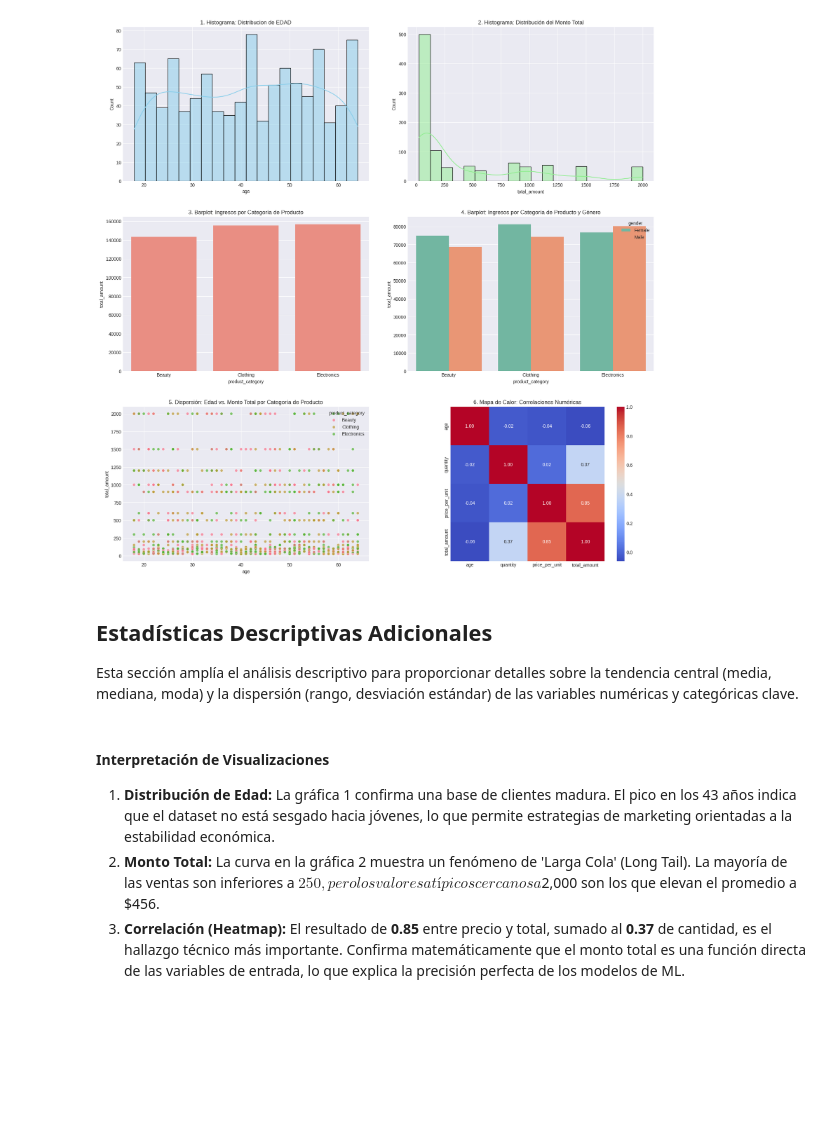
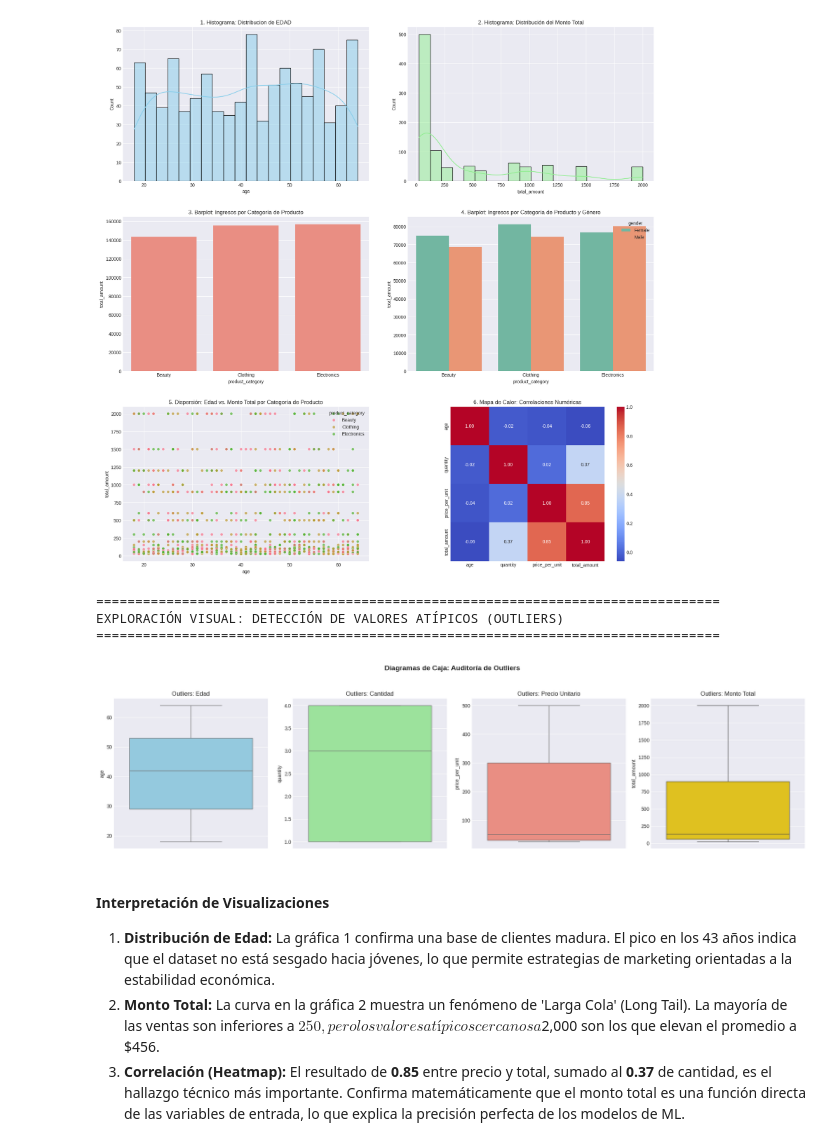
Before and after one commit to Kuoz2/examen-final, a Jupyter notebook: FinalExamen.ipynb, the cells around one changed output. Drawn from its saved outputs; the diff is of its cells as text; code cells hidden in the pictures; blank space fills up the shorter version.

```diff
--- a/FinalExamen.ipynb
+++ b/FinalExamen.ipynb
@@ -655,10 +655,33 @@ plt.tight_layout
 plt.show()
 # %% [output]
 [figure]
-# %% [markdown]
-## Estadísticas Descriptivas Adicionales
-
-Esta sección amplía el análisis descriptivo para proporcionar detalles sobre la tendencia central (media, mediana, moda) y la dispersión (rango, desviación estándar) de las variables numéricas y categóricas clave.
+# %%
+print("\n" + "=" * 80)
+print("EXPLORACIÓN VISUAL: DETECCIÓN DE VALORES ATÍPICOS (OUTLIERS)")
+print("=" * 80)
+
+fig_out, axes_out = plt.subplots(1, 4, figsize=(20, 5))
+fig_out.suptitle('Diagramas de Caja: Auditoría de Outliers', fontsize=14, fontweight='bold', y=1.05)
+
+sns.boxplot(data=dk_clean, y='age', ax=axes_out[0], color='skyblue')
+axes_out[0].set_title('Outliers: Edad')
+
+sns.boxplot(data=dk_clean, y='quantity', ax=axes_out[1], color='lightgreen')
+axes_out[1].set_title('Outliers: Cantidad')
+
+sns.boxplot(data=dk_clean, y='price_per_unit', ax=axes_out[2], color='salmon')
+axes_out[2].set_title('Outliers: Precio Unitario')
+
+sns.boxplot(data=dk_clean, y='total_amount', ax=axes_out[3], color='gold')
+axes_out[3].set_title('Outliers: Monto Total')
+
+plt.tight_layout()
+plt.show()
+# %% [output]
+================================================================================
+EXPLORACIÓN VISUAL: DETECCIÓN DE VALORES ATÍPICOS (OUTLIERS)
+================================================================================
+[figure, added]
 # %% [markdown]
 #### Interpretación de Visualizaciones
 
```
Also changed, not shown: parts of 6 cells of this notebook, 1 other file.
